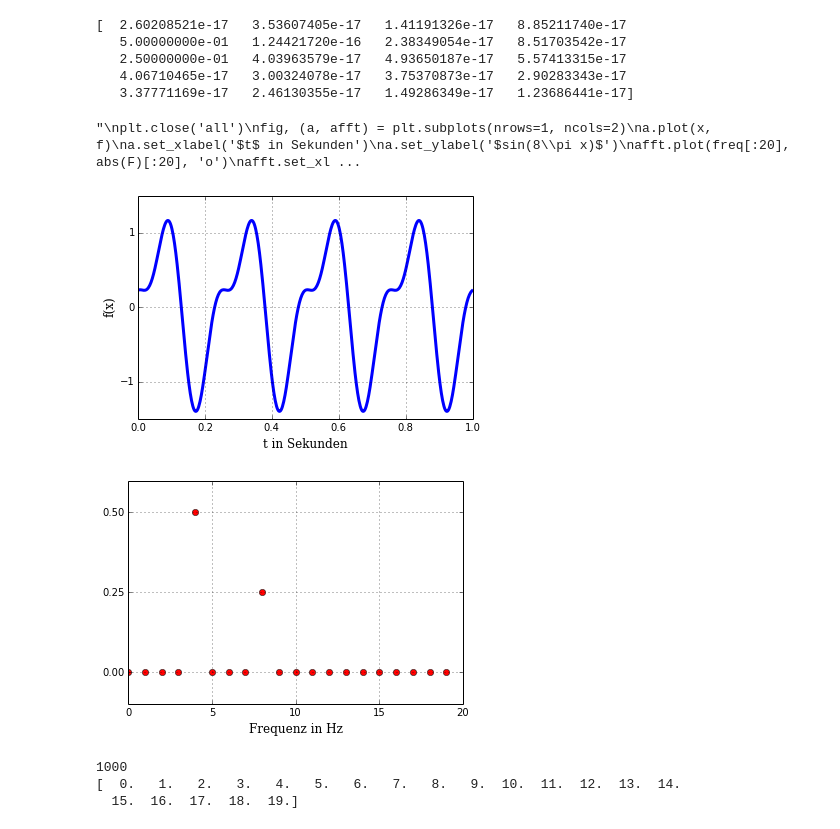
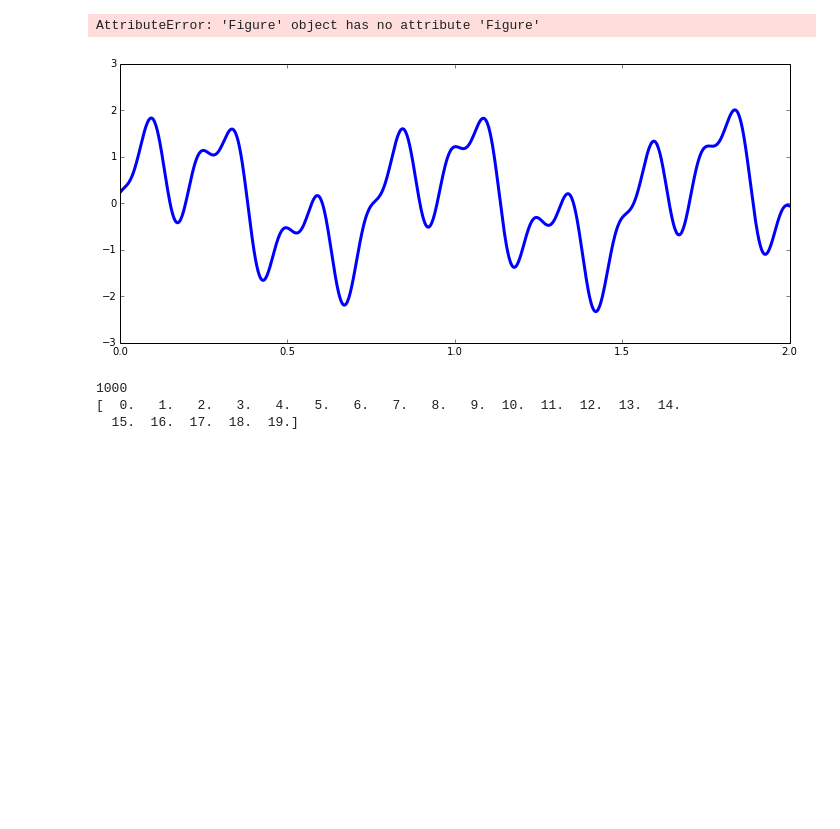
Before and after one commit to wachtlerlab/RWeiss, a Jupyter notebook: perfect fft example.ipynb, the cells around one changed output. Saved outputs shown, nothing was run; the diff lists cells and outputs as text; code cells hidden in the pictures; blank space fills up the shorter version.

```diff
--- a/perfect fft example.ipynb
+++ b/perfect fft example.ipynb
@@ -3,51 +3,46 @@ from scipy import fftpack
 
 fs = 512
 w = 2*pi*4.
-x = arange(0,1,1./fs)
+x = arange(0,2,1./fs)
 
-f = sin(w*x) + 0.5*sin(2*w*x+0.85*pi)
+f = sin(w*x) + 0.5*sin(2*w*x+0.85*pi) + sin(8*x)
 
 a = plot(x, f, linewidth=3)
-plt.xlabel('t in Sekunden', fontsize=12, fontname='serif')
-plt.ylabel('f(x)', fontsize=12, fontname='serif')
+figure.Figure(figsize(12,5))
+plt.xlabel('t in Sekunden', fontsize=12)
+plt.ylabel('f(t)', fontsize=12)
 plt.grid()
 plt.yticks([-1, 0, 1])
 #plt.fill_between(x, 0, f, alpha=.3)
 
 
 
 F = fftpack.fft(f)/fs
 freq = fftpack.fftfreq(fs, 1./fs)
 
 print abs(F[:20])
 
 
 figure()
 afft = plot(freq[:20], abs(F)[:20], 'or')
 plt.xlabel('Frequenz in Hz', fontsize=12, fontname='serif')
 plt.grid()
 plt.ylim(-.1, .6)
 plt.yticks([0, .25, .5])
 
 '''
 plt.close('all')
 fig, (a, afft) = plt.subplots(nrows=1, ncols=2)
 a.plot(x, f)
 a.set_xlabel('$t$ in Sekunden')
 a.set_ylabel('$sin(8\pi x)$')
 afft.plot(freq[:20], abs(F)[:20], 'o')
 afft.set_xlabel('Frequenz in $Hz$')
 plt.tight_layout()
 '''
 # %% [output]
-[  2.60208521e-17   3.53607405e-17   1.41191326e-17   8.85211740e-17
-   5.00000000e-01   1.24421720e-16   2.38349054e-17   8.51703542e-17
-   2.50000000e-01   4.03963579e-17   4.93650187e-17   5.57413315e-17
-   4.06710465e-17   3.00324078e-17   3.75370873e-17   2.90283343e-17
-   3.37771169e-17   2.46130355e-17   1.49286349e-17   1.23686441e-17]
+AttributeError: 'Figure' object has no attribute 'Figure'
-"\nplt.close('all')\nfig, (a, afft) = plt.subplots(nrows=1, ncols=2)\na.plot(x, f)\na.set_xlabel('$t$ in Sekunden')\na.set_ylabel('$sin(8\\pi x)$')\nafft.plot(freq[:20], abs(F)[:20], 'o')\nafft.set_xl ...
-[figure, old version]
+[figure, new version]
-[figure, removed]
 # %%
 fs = 1000.
 w = 2*pi*10.
```
Also changed, not shown: 3 other files.
